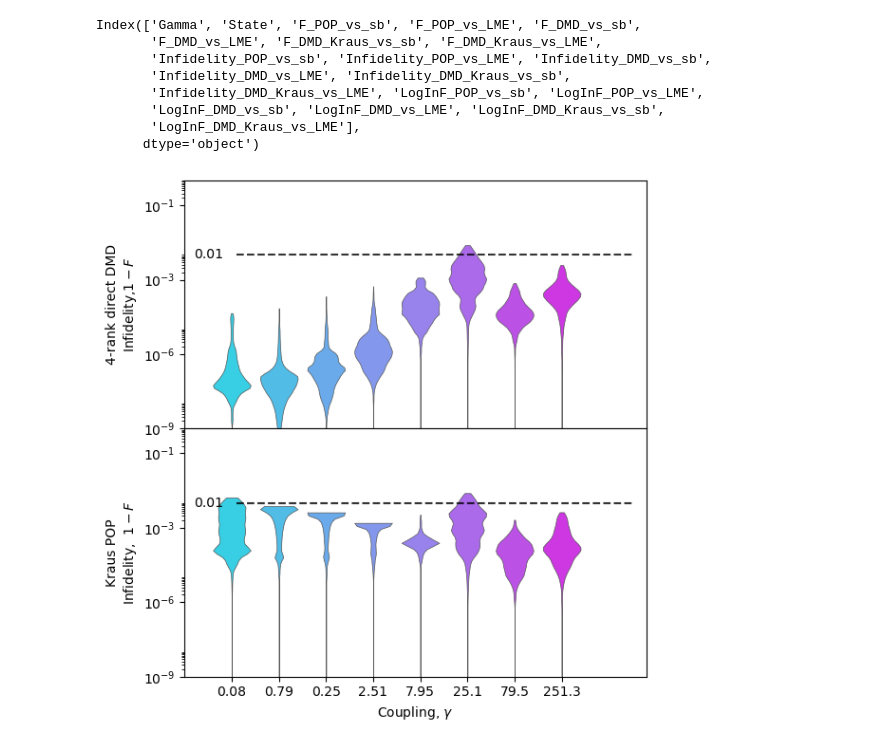
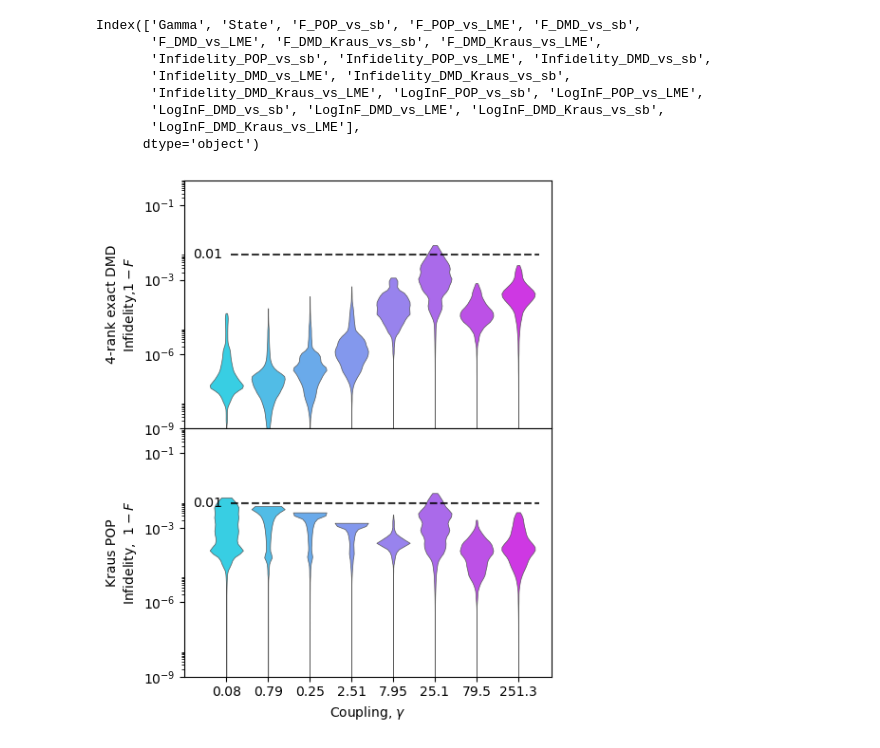
Before and after one commit to zpopovych/OQSID-thesis, a Jupyter notebook: POP_Kraus/Kraus_POPvsDMD_violin.ipynb, the cells around one changed output. Saved outputs shown, nothing was run; the diff lists cells and outputs as text; code cells hidden in the pictures.

```diff
--- a/POP_Kraus/Kraus_POPvsDMD_violin.ipynb
+++ b/POP_Kraus/Kraus_POPvsDMD_violin.ipynb
@@ -6,13 +6,7 @@ import pandas as pd
 import numpy as np
 import os
 # %%
-
-os.chdir("/home/zah/github/POP23/TESTS/")
-
-#df = pd.read_pickle('dataframe_POP-Kraus_vs_DMD_trn4-tst20_fids_2023-Sep-13_at_17-48.h5.pkl')
-#df = pd.read_pickle('dataframe_POP-Kraus_vs_DMD_trn4-tst20_fids_2023-Sep-15_at_11-52.h5.pkl')
-#df = pd.read_pickle('dataframe_POP-Kraus_vs_DMD_trn4-tst20_rm_micro_obj_fids_2023-Sep-16_at_18-37.h5.pkl')
-df = pd.read_pickle('dataframe_POP-Kraus_vs_DMD_trn4-tst20_polymin_fids_2023-Sep-17_at_16-53.h5.pkl')
+df = pd.read_pickle('../TESTS/dataframe_POP-Kraus_vs_DMD_trn4-tst20_polymin_fids_2023-Sep-17_at_16-53.h5.pkl')
 df.fillna(1)
 # %% [output]
 |  | Gamma | State | F_POP_vs_sb | F_POP_vs_LME | F_DMD_vs_sb | F_DMD_vs_LME | F_DMD_Kraus_vs_sb | ... |
@@ -82,7 +76,7 @@ Index(['Gamma', 'State', 'F_POP_vs_sb', 'F_POP_vs_LME', 'F_DMD_vs_sb',
        'LogInF_DMD_Kraus_vs_LME'],
       dtype='object')
 # %%
-fig, ax = plt.subplots(2, 1, figsize=(6,6), sharex = True)
+fig, ax = plt.subplots(2, 1, figsize=(5,6), sharex = True)
 
 sns.violinplot(ax=ax[0], data=df, x="Gamma", y='LogInF_DMD_vs_sb', cut = 0, # hue = "Method", split=True,
                     scale="width", palette ="cool", linewidth=0.5,
@@ -103,41 +97,41 @@ ax[0].yaxis.set_ticks([np.log10(x) for p in ytick_range for x in np.linspace(10
 
 ax[0].set_ylim(ymin, ymax)
 
-ax[0].set_ylabel('4-rank direct DMD\n'+r'Infidelity,$1-F$')
+ax[0].set_ylabel('4-rank exact DMD\n'+r'Infidelity,$1-F$')
 ax[0].set_xlabel('')
 
-ax[0].hlines(y=np.log10(.01), xmin=0.1, xmax=8.5, colors='black', linestyles='--', alpha=0.8)
+ax[0].hlines(y=np.log10(.01), xmin=0.1, xmax=7.5, colors='black', linestyles='--', alpha=0.8)
 ax[0].text(-0.8, np.log10(.01), '0.01', ha='left', va='center')
 
 
 sns.violinplot(ax=ax[1], data=df, x="Gamma", y= 'LogInF_POP_vs_sb', cut = 0, # hue = "Method", split=True,
                     scale="width", palette ="cool", linewidth=0.5,
                     inner= None, bw="silverman")
 
 ax[1].yaxis.set_ticks(ytick_range, ytick_labels)
 ax[1].yaxis.set_ticks([np.log10(x) for p in ytick_range for x in np.linspace(10 ** p, 10 ** (p + 1), 10)], minor=True)
 
 ax[1].set_ylim(ymin, ymax)
-ax[1].set_xlim(-1, 8.8)
+ax[1].set_xlim(-1, 7.8)
 
 ax[1].set_ylabel( 'Kraus POP\n'+r'Infidelity,  $1-F$')
 ax[1].set_xlabel(r'Coupling, $\gamma$')
 
 xtick_range = np.arange(0, 8)
 xtick_labels = [ '0.08', '0.79', '0.25', '2.51', '7.95', '25.1', '79.5', '251.3']
 
 ax[1].xaxis.set_ticks(xtick_range, xtick_labels)
 
-ax[1].hlines(y=np.log10(.01), xmin=0.1, xmax=8.5, colors='black', linestyles='--', alpha=0.8)
+ax[1].hlines(y=np.log10(.01), xmin=0.1, xmax=7.5, colors='black', linestyles='--', alpha=0.8)
 ax[1].text(-0.8, np.log10(.01), '0.01', ha='left', va='center')
 
 fig.tight_layout()
 fig.subplots_adjust(hspace = .0)
 
 fig.savefig("2KrausPOPvsDMD_SB_4-20_violin.pdf")
 
 fig.show()
 # %% [output]
-[figure, old version]
+[figure, new version]
 # %%
 #fig.savefig("POPvsDMD_violin.pdf")
```
Also changed, not shown: parts of 1 cell of this notebook, 3 other files.
